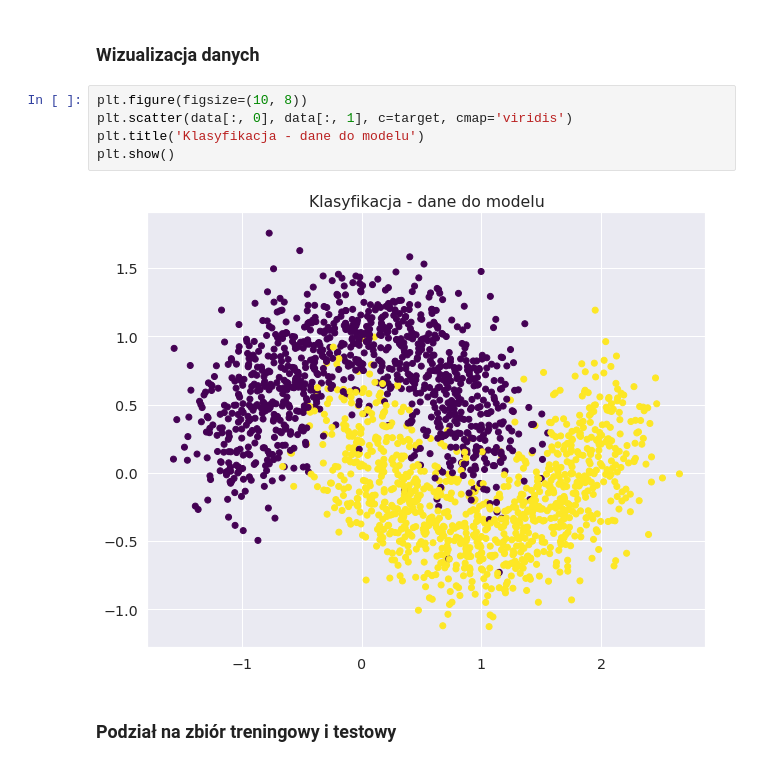
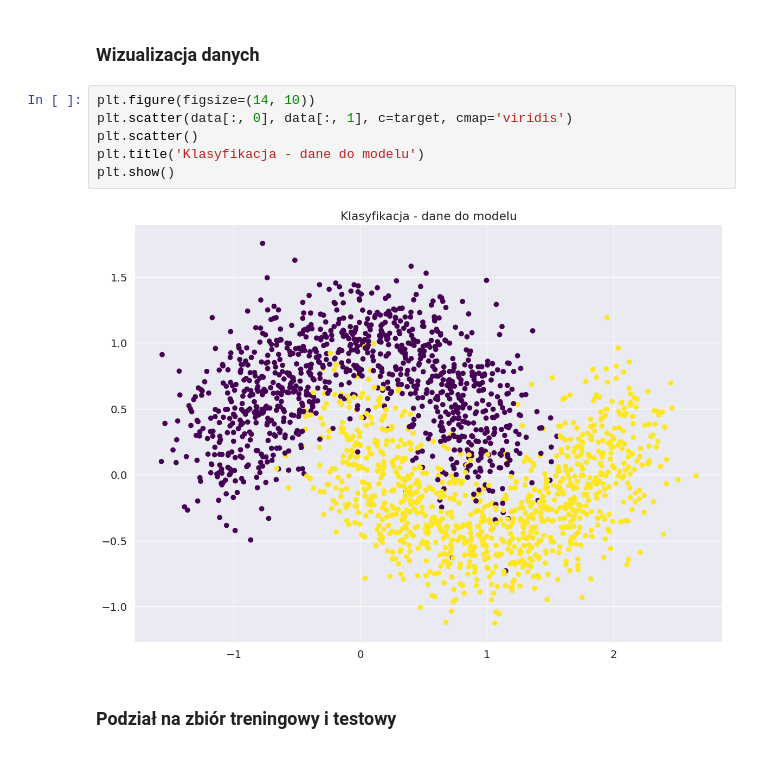
Before and after one commit to adalbertii/Modele---klasyfikacyjne, a Jupyter notebook: underfitting_overfitting.ipynb, the cells around one changed output. Drawn from its saved outputs; the diff is of its cells as text.

```diff
--- a/underfitting_overfitting.ipynb
+++ b/underfitting_overfitting.ipynb
@@ -64,12 +75,13 @@ df.head()
 # %% [markdown]
 ### <a name='2'></a> Wizualizacja danych
 # %%
-plt.figure(figsize=(10, 8))
+plt.figure(figsize=(14, 10))
 plt.scatter(data[:, 0], data[:, 1], c=target, cmap='viridis')
+plt.scatter()
 plt.title('Klasyfikacja - dane do modelu')
 plt.show()
 # %% [output]
-[figure, old version]
+[figure, new version]
 # %% [markdown]
 ### <a name='3'></a> Podział na zbiór treningowy i testowy
 # %%
```
Also changed, not shown: parts of 9 cells of this notebook.
